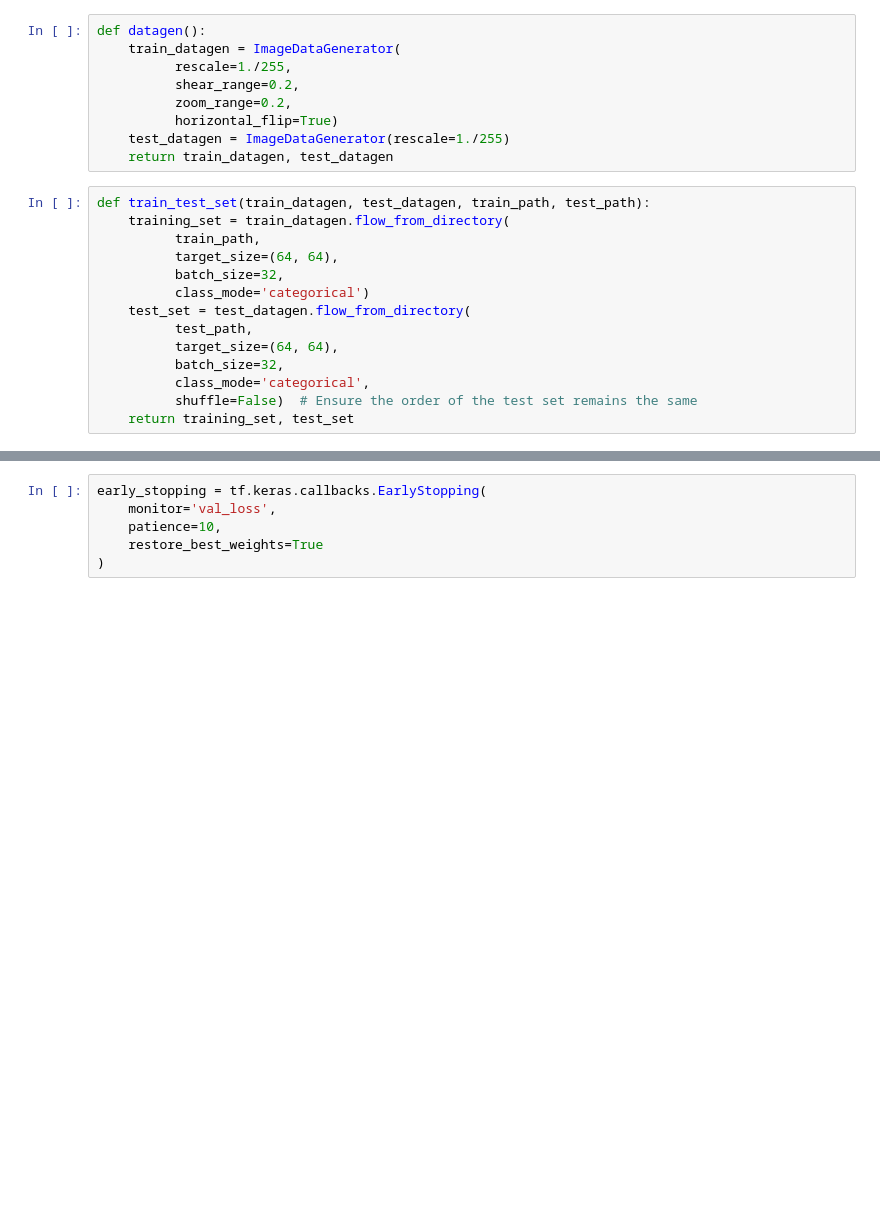
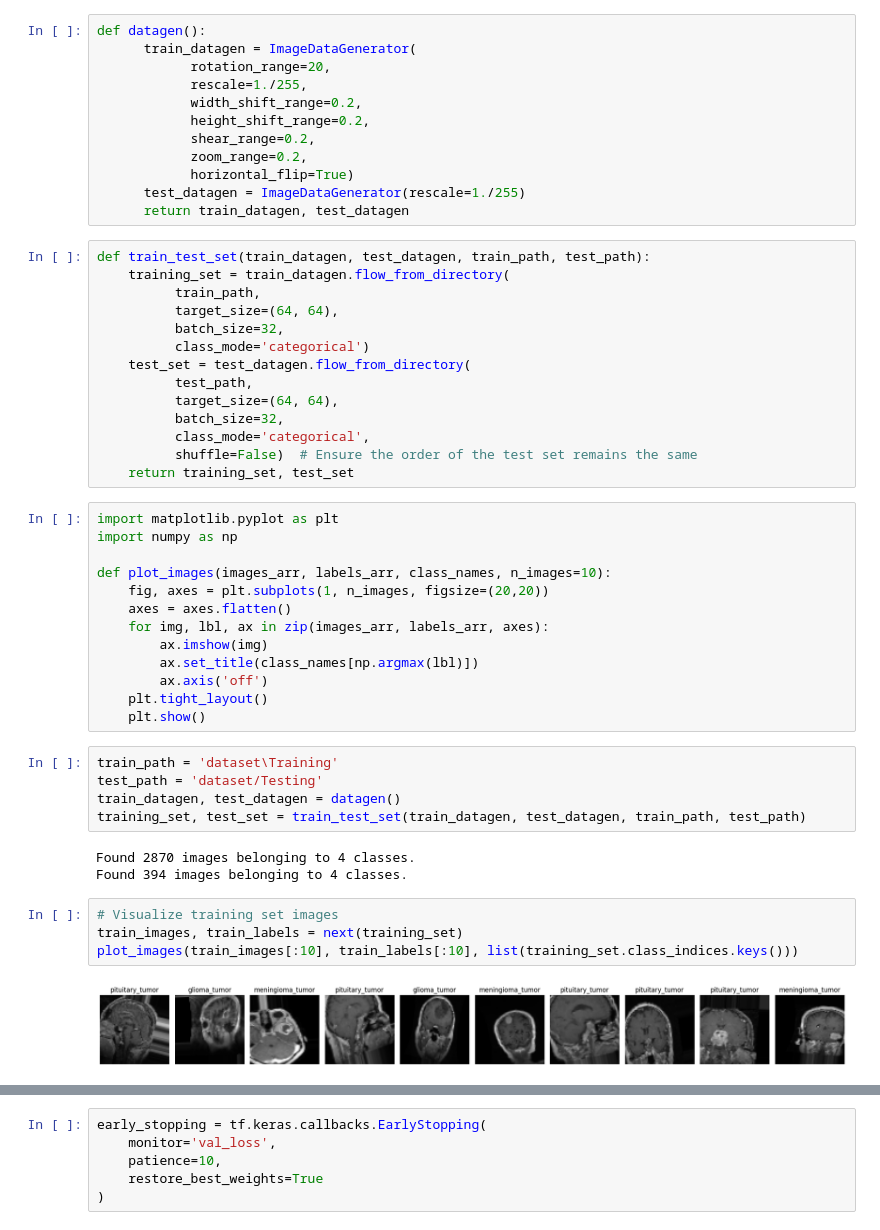
Before and after one commit to karmakaragradwip02/End-to-End-Brain-Tumor-Classification-MRI-, a Jupyter notebook: test.ipynb, the cells around one changed output, grey strips where cells are left out. Drawn from its saved outputs; the diff is of its cells as text; blank space fills up the shorter version.

```diff
--- a/test.ipynb
+++ b/test.ipynb
@@ -11,13 +11,16 @@ from keras.layers import Conv2D, MaxPooling2D, BatchNormalizationV2
 from keras.preprocessing.image import ImageDataGenerator
 # %%
 def datagen():
-    train_datagen = ImageDataGenerator(
-          rescale=1./255,
-          shear_range=0.2,
-          zoom_range=0.2,
-          horizontal_flip=True)
-    test_datagen = ImageDataGenerator(rescale=1./255)
-    return train_datagen, test_datagen
+      train_datagen = ImageDataGenerator(
+            rotation_range=20,
+            rescale=1./255,
+            width_shift_range=0.2,
+            height_shift_range=0.2,
+            shear_range=0.2,
+            zoom_range=0.2,
+            horizontal_flip=True)
+      test_datagen = ImageDataGenerator(rescale=1./255)
+      return train_datagen, test_datagen
 # %%
 def train_test_set(train_datagen, test_datagen, train_path, test_path):
     training_set = train_datagen.flow_from_directory(
@@ -32,3 +35,30 @@ def train_test_set(train_datagen, test_datagen, train_path, test_path):
           class_mode='categorical',
           shuffle=False)  # Ensure the order of the test set remains the same
     return training_set, test_set
+# %%
+import matplotlib.pyplot as plt
+import numpy as np
+
+def plot_images(images_arr, labels_arr, class_names, n_images=10):
+    fig, axes = plt.subplots(1, n_images, figsize=(20,20))
+    axes = axes.flatten()
+    for img, lbl, ax in zip(images_arr, labels_arr, axes):
+        ax.imshow(img)
+        ax.set_title(class_names[np.argmax(lbl)])
+        ax.axis('off')
+    plt.tight_layout()
+    plt.show()
+# %%
+train_path = 'dataset\Training'
+test_path = 'dataset/Testing'
+train_datagen, test_datagen = datagen()
+training_set, test_set = train_test_set(train_datagen, test_datagen, train_path, test_path)
+# %% [output]
+Found 2870 images belonging to 4 classes.
+Found 394 images belonging to 4 classes.
+# %%
+# Visualize training set images
+train_images, train_labels = next(training_set)
+plot_images(train_images[:10], train_labels[:10], list(training_set.class_indices.keys()))
+# %% [output]
+[figure, added]
```
Also changed, not shown: parts of 3 cells of this notebook.
